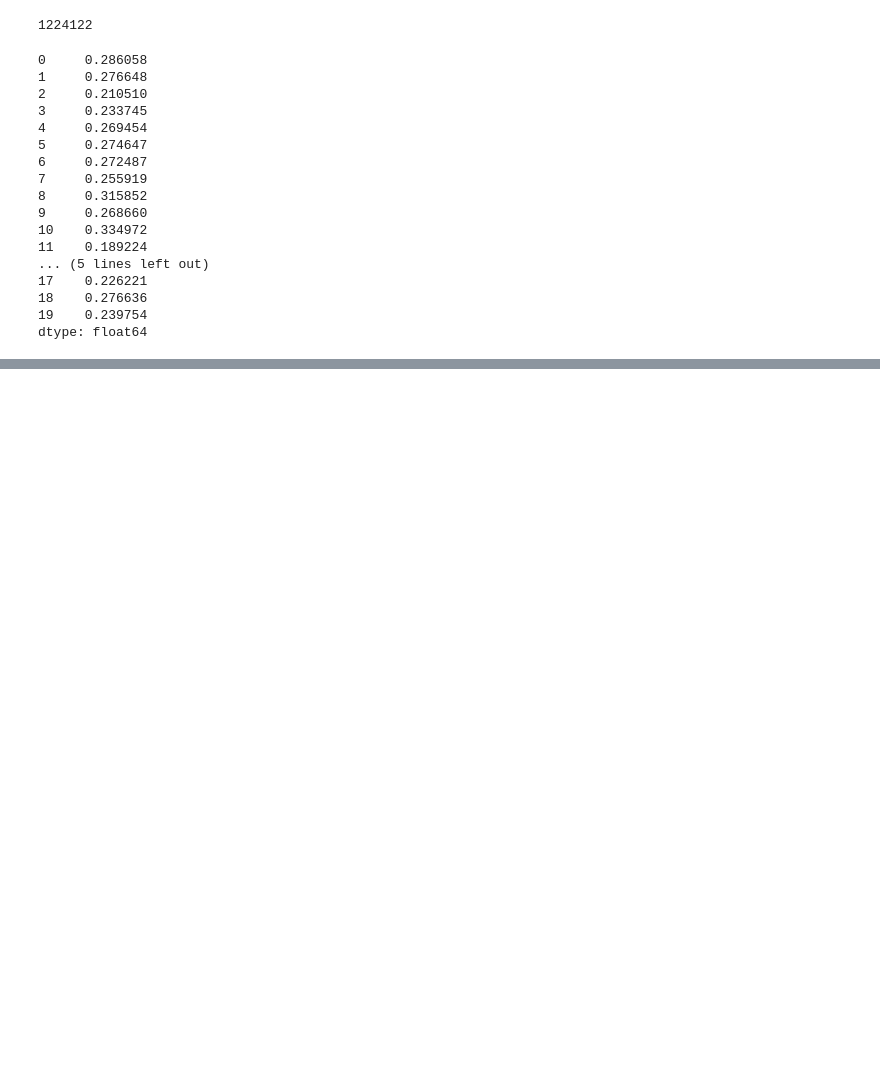
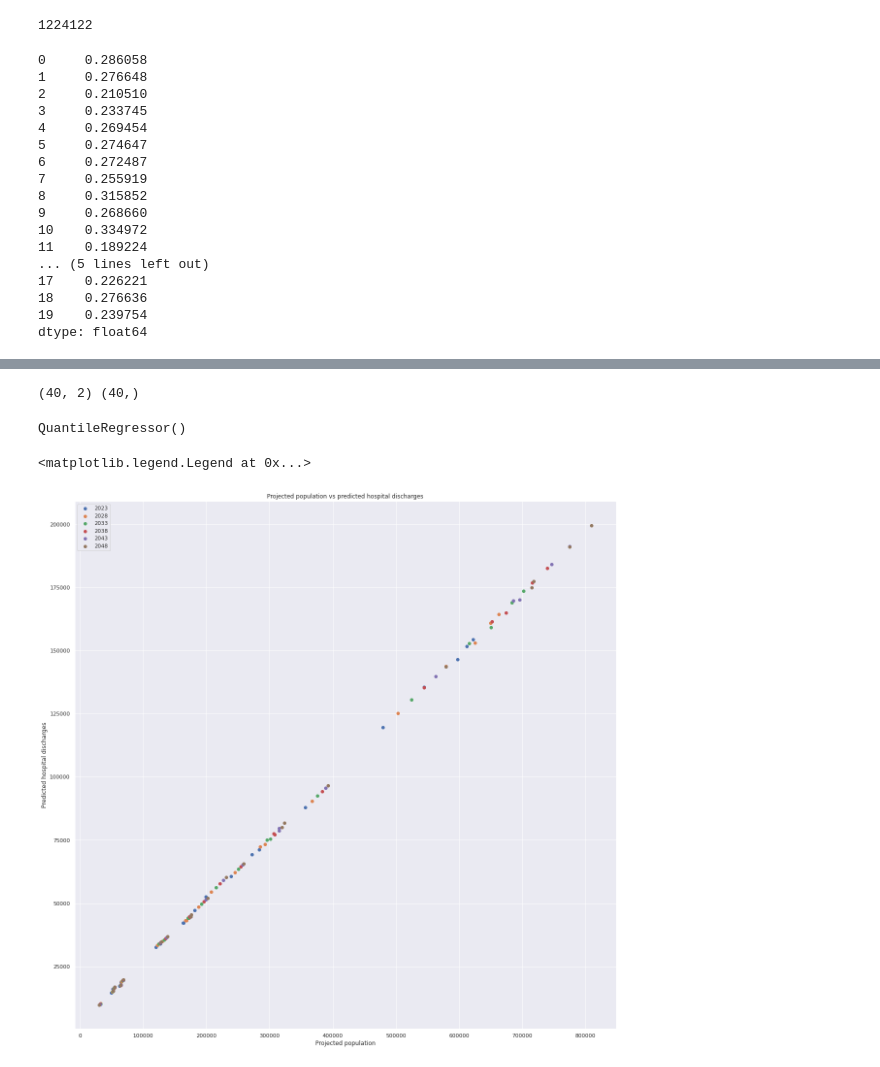
Before and after one commit to UoA-eResearch/hospitals_nz, a Jupyter notebook: train.ipynb, the cells around one changed output, grey strips where cells are left out. Saved outputs shown, nothing was run; the diff lists cells and outputs as text; code cells hidden in the pictures; blank space fills up the shorter version.

```diff
--- a/train.ipynb
+++ b/train.ipynb
@@ -570,0 +638,27 @@ DHB.drop(columns="geometry").to_csv("output/DHBs.csv", index=False)
+# %%
+# Now fit the model on both 2013 and 2018 data, to predict the future
+x_train2 = np.vstack((x_train, x_test))
+y_train2 = pd.concat((DHB.Discharges_2013, DHB.Discharges_2017))
+print(x_train2.shape, y_train2.shape)
+
+model = QuantileRegressor(quantile=.5)
+model.fit(x_train2, y_train2)
+# %% [output]
+(40, 2) (40,)
+QuantileRegressor()
+# %%
+future_years = ['pop_2023', 'pop_2028', 'pop_2033', 'pop_2038', 'pop_2043', 'pop_2048']
+for k in future_years:
+    nk = k.replace("pop_", "predicted_discharges_")
+    x_test = DHB[["DHB2015_Code", k]].to_numpy()
+    pred = model.predict(x_test)
+    DHB[nk] = pred
+    plt.scatter(DHB[k], pred)
+
+plt.xlabel("Projected population")
+plt.ylabel("Predicted hospital discharges")
+plt.title("Projected population vs predicted hospital discharges")
+plt.legend([k.replace("pop_", "") for k in future_years])
+# %% [output]
+<matplotlib.legend.Legend at 0x...>
+[figure, added]
```
Also changed, not shown: parts of 14 cells of this notebook, 1 other file.
